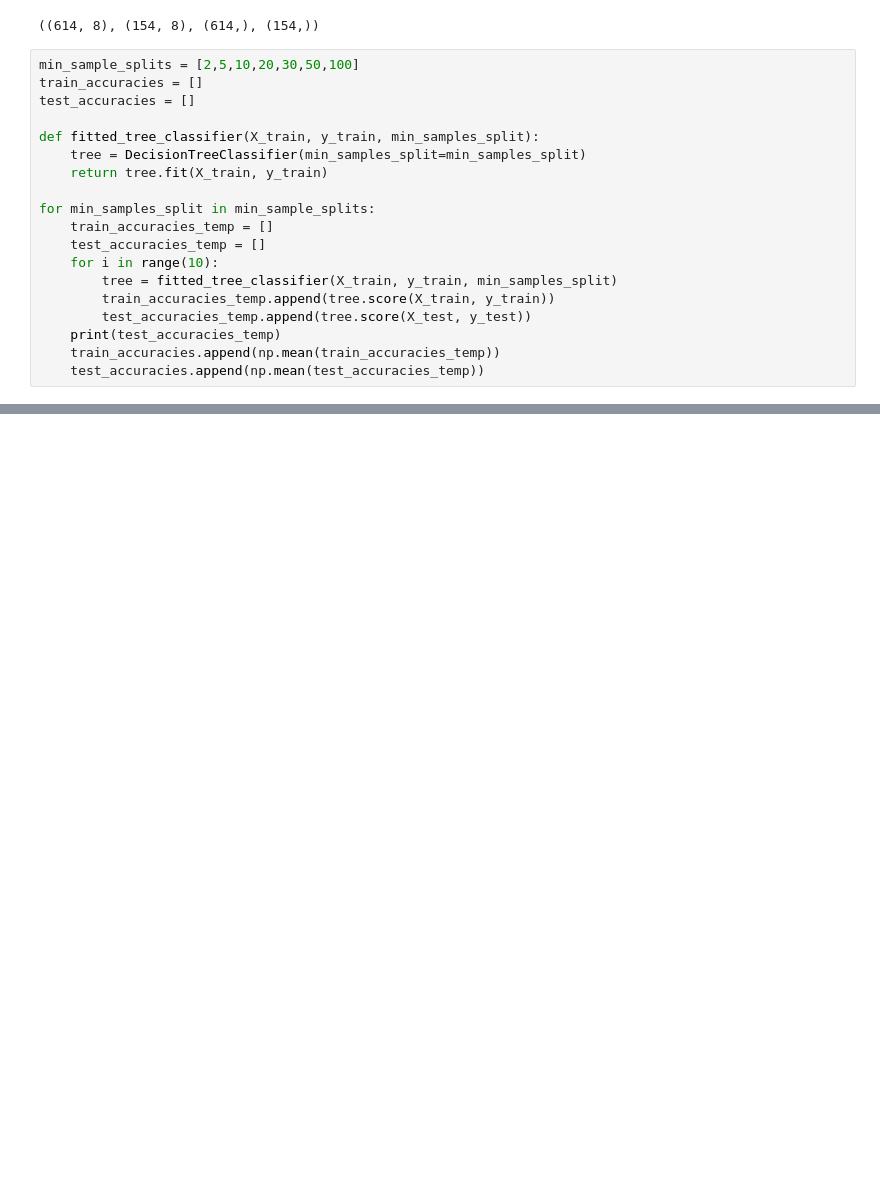
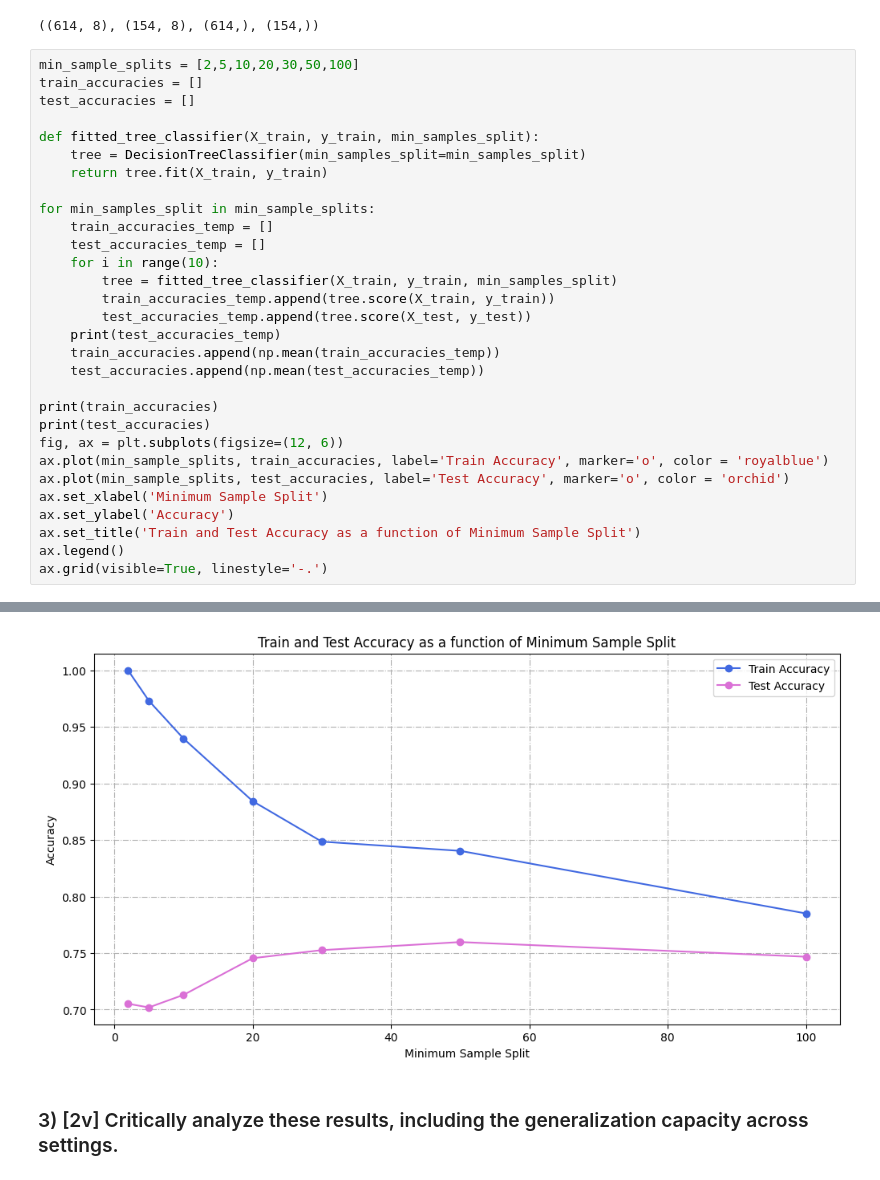
Before and after one commit to martinha-ssv/ML-Homeworks, a Jupyter notebook: HW1/G21_notebook.ipynb, the cells around one changed output, grey strips where cells are left out. Drawn from its saved outputs; the diff is of its cells as text; blank space fills up the shorter version.

```diff
--- a/HW1/G21_notebook.ipynb
+++ b/HW1/G21_notebook.ipynb
@@ -156,4 +173,15 @@ for min_samples_split in min_sample_splits:
     print(test_accuracies_temp)
     train_accuracies.append(np.mean(train_accuracies_temp))
     test_accuracies.append(np.mean(test_accuracies_temp))
+
+print(train_accuracies)
+print(test_accuracies)
+fig, ax = plt.subplots(figsize=(12, 6))
+ax.plot(min_sample_splits, train_accuracies, label='Train Accuracy', marker='o', color = 'royalblue')
+ax.plot(min_sample_splits, test_accuracies, label='Test Accuracy', marker='o', color = 'orchid')
+ax.set_xlabel('Minimum Sample Split')
+ax.set_ylabel('Accuracy')
+ax.set_title('Train and Test Accuracy as a function of Minimum Sample Split')
+ax.legend()
+ax.grid(visible=True, linestyle='-.')
 # %% [output]
@@ -166,0 +197,3 @@ for min_samples_split in min_sample_splits:
+[figure, added]
+# %% [markdown]
+### 3) [2v] Critically analyze these results, including the generalization capacity across settings.
```
Also changed, not shown: parts of 18 cells of this notebook.
